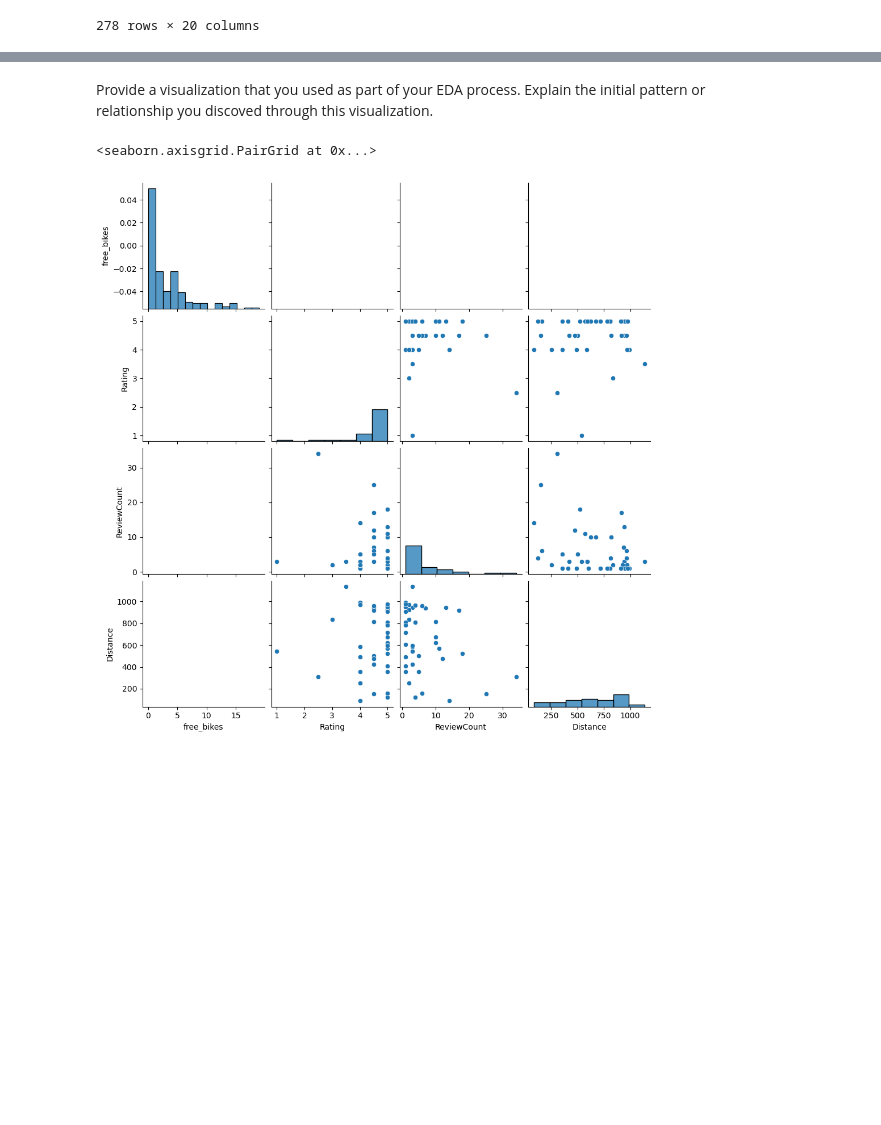
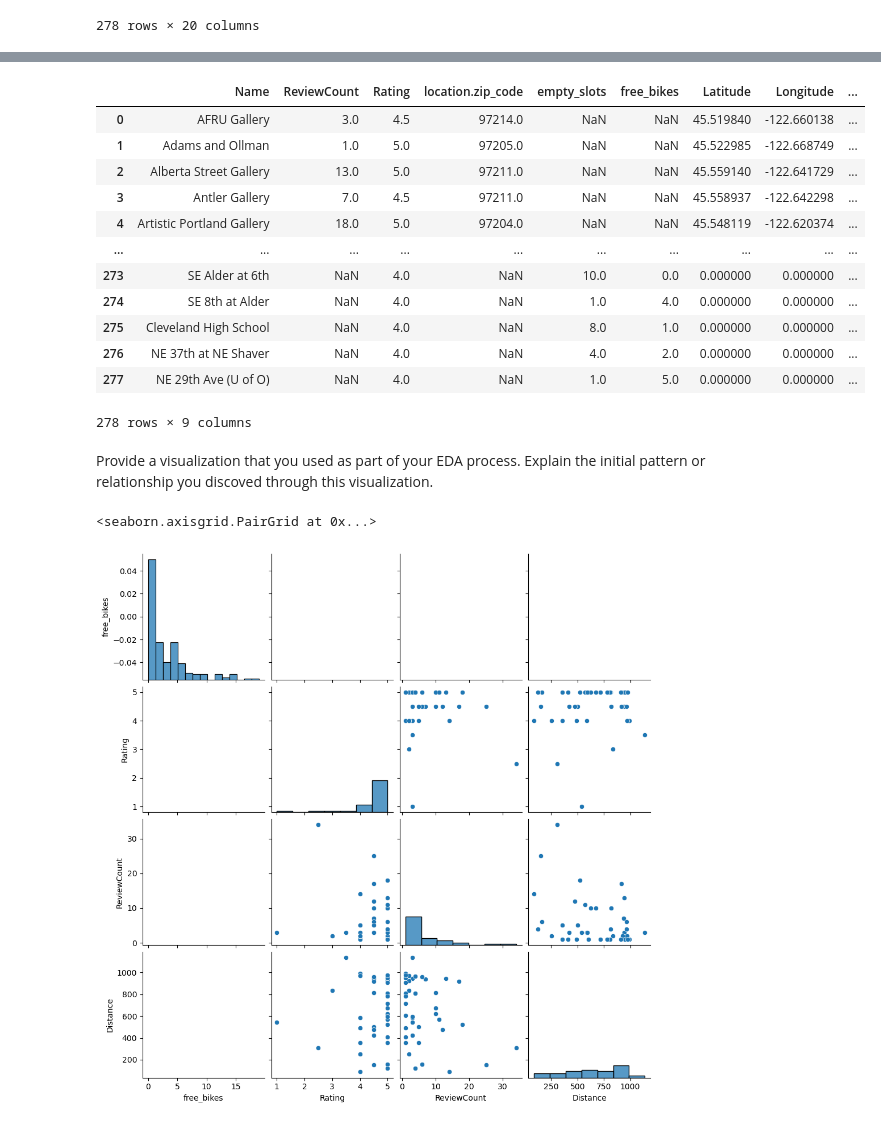
Before and after one commit to Zarmeena667/Statistical-Modelling-with-Python-Project2-LHL, a Jupyter notebook: notebooks/joining_data.ipynb, the cells around one changed output, grey strips where cells are left out. Cells and saved outputs as stored; diff of their text form; code cells hidden in the pictures; blank space fills up the shorter version.

```diff
--- a/notebooks/joining_data.ipynb
+++ b/notebooks/joining_data.ipynb
@@ -76,3 +126,20 @@ ff_df
+# %%
+ff_df['Distance'].fillna(int(ff_df['Distance'].mean()), inplace=True)
+ff_df
+# %% [output]
+|  | Name | ReviewCount | Rating | location.zip_code | empty_slots | free_bikes | Latitude | Longitude | ... |
+| 0 | AFRU Gallery | 3.0 | 4.5 | 97214.0 | NaN | NaN | 45.519840 | -122.660138 | ... |
+| 1 | Adams and Ollman | 1.0 | 5.0 | 97205.0 | NaN | NaN | 45.522985 | -122.668749 | ... |
+| 2 | Alberta Street Gallery | 13.0 | 5.0 | 97211.0 | NaN | NaN | 45.559140 | -122.641729 | ... |
+| 3 | Antler Gallery | 7.0 | 4.5 | 97211.0 | NaN | NaN | 45.558937 | -122.642298 | ... |
+| 4 | Artistic Portland Gallery | 18.0 | 5.0 | 97204.0 | NaN | NaN | 45.548119 | -122.620374 | ... |
+| ... | ... | ... | ... | ... | ... | ... | ... | ... | ... |
+| 273 | SE Alder at 6th | NaN | 4.0 | NaN | 10.0 | 0.0 | 0.000000 | 0.000000 | ... |
+| 274 | SE 8th at Alder | NaN | 4.0 | NaN | 1.0 | 4.0 | 0.000000 | 0.000000 | ... |
+| 275 | Cleveland High School | NaN | 4.0 | NaN | 8.0 | 1.0 | 0.000000 | 0.000000 | ... |
+| 276 | NE 37th at NE Shaver | NaN | 4.0 | NaN | 4.0 | 2.0 | 0.000000 | 0.000000 | ... |
+| 277 | NE 29th Ave (U of O) | NaN | 4.0 | NaN | 1.0 | 5.0 | 0.000000 | 0.000000 | ... |
+278 rows × 9 columns
 # %%
 ff_df.to_csv('finalfinal_df.csv')
 # %% [markdown]
```
Also changed, not shown: parts of 7 cells of this notebook, 2 other files.
